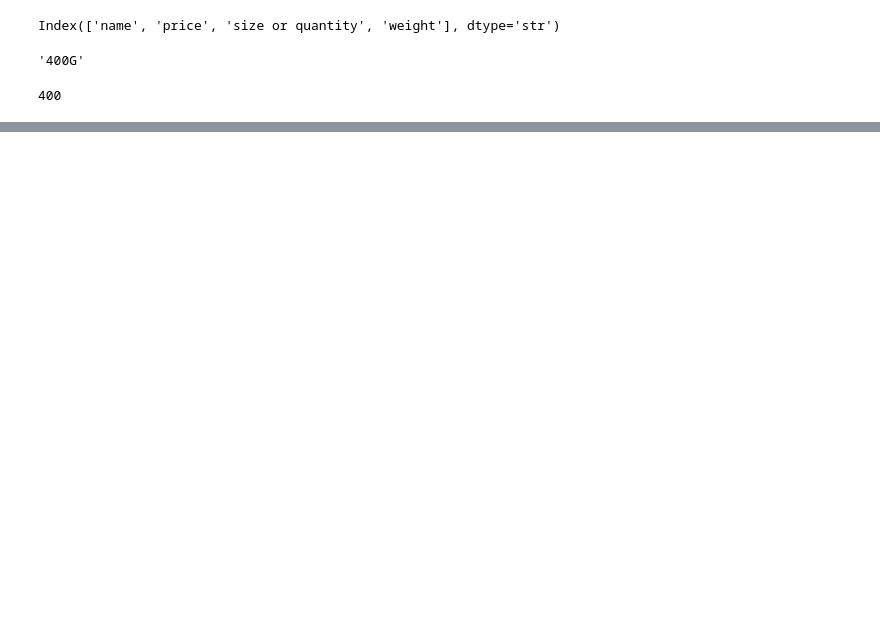
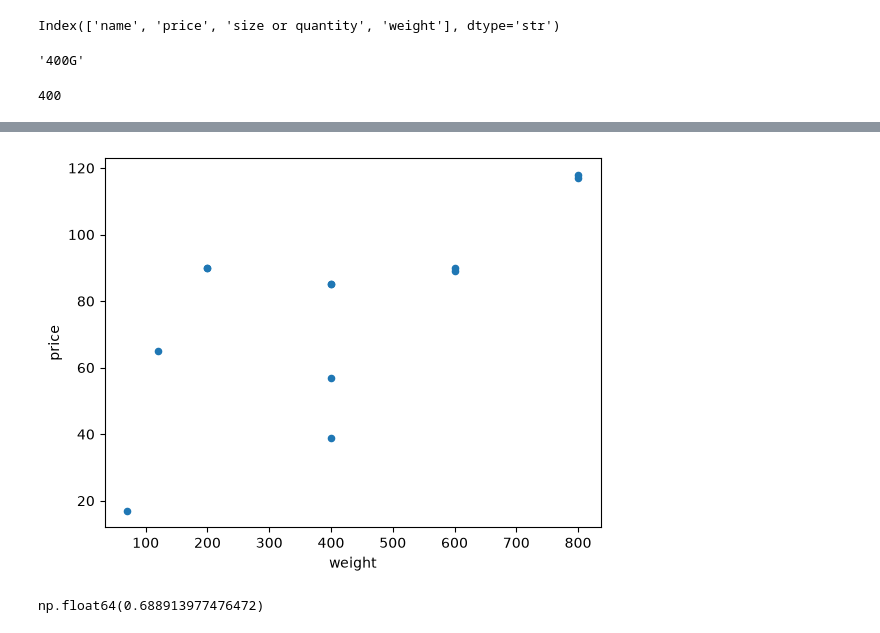
Before and after one commit to wondercleo/Data-frames, a Jupyter notebook: naivas_price_discount_analysis.ipynb, the cells around one changed output, grey strips where cells are left out. Saved outputs shown, nothing was run; the diff lists cells and outputs as text; code cells hidden in the pictures; blank space fills up the shorter version.

Commit message:
naivas discount and price scrap

```diff
--- a/naivas_price_discount_analysis.ipynb
+++ b/naivas_price_discount_analysis.ipynb
@@ -665,0 +686,11 @@ memory usage: 612.0 bytes
+# %%
+for size in df["size or quantity"]:
+    print(size)
+
+unit_types = []
+for size in df["size or quantity"]:
+    if size.endswith(("G","Gm")):
+        unit_types.append("weight")
+    else:
+        unit_types.append("quantity")
+print(unit_types)
@@ -665,0 +714,3 @@ memory usage: 612.0 bytes
+# %%
+df["size or quantity"] = unit_types
+df
@@ -665,0 +734,3 @@ memory usage: 612.0 bytes
+# %%
+df["unit_type"] = unit_types
+df
@@ -665,0 +768,9 @@ memory usage: 612.0 bytes
+# %%
+split_names = df["name"].str.split()
+
+sizes = []
+
+for items in split_names:
+    sizes.append(items[-1])
+df["size or quantity"] = sizes
+df
@@ -665,0 +854,13 @@ memory usage: 612.0 bytes
+# %%
+df.plot(
+    kind="scatter",
+    y="price",
+    x="weight"
+)
+plt.show()
+# %% [output]
+[figure, added]
+# %%
+df["weight"].corr(df["price"])
+# %% [output]
+np.float64(0.688913977476472)
```
Also changed, not shown: parts of 40 cells of this notebook.
